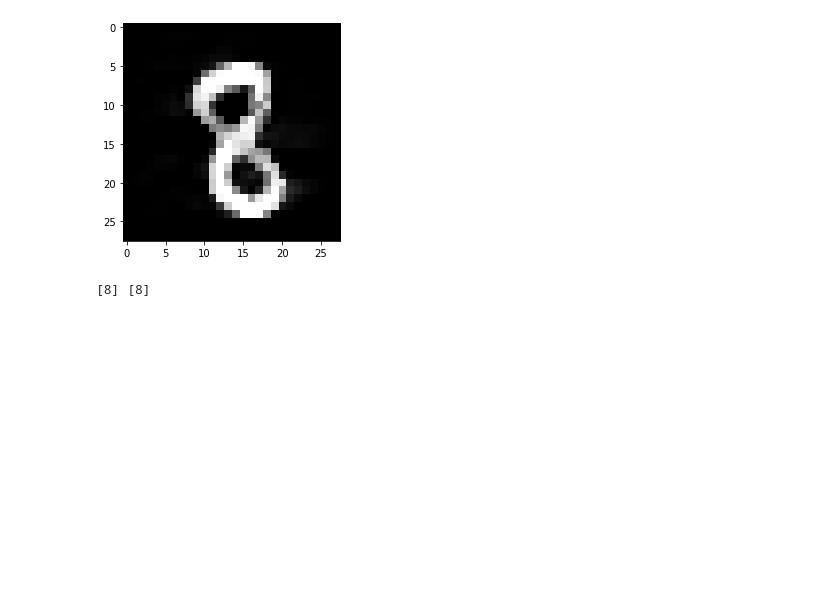
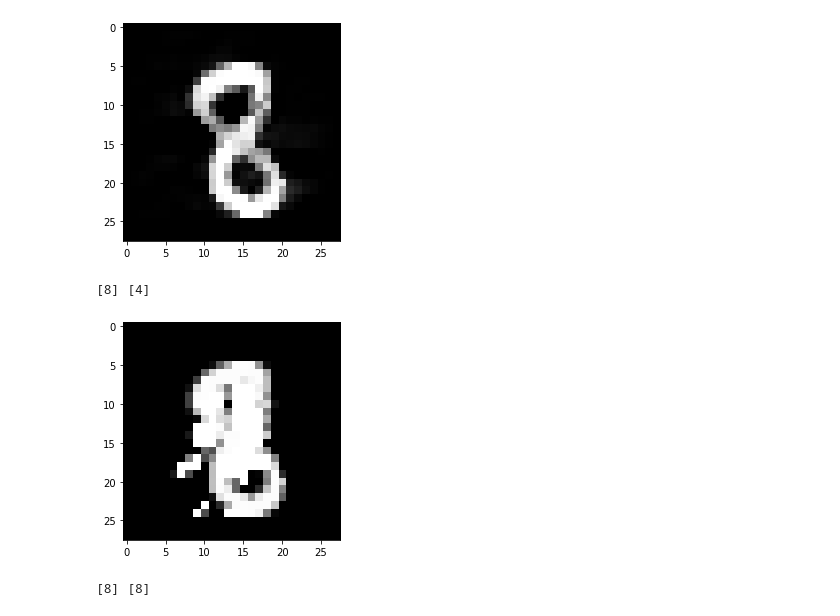
Before and after one commit to changx03/torch_tutorial, a Jupyter notebook: PyTorch Art Demo.ipynb, the cells around one changed output. Saved outputs shown, nothing was run; the diff lists cells and outputs as text; code cells hidden in the pictures; blank space fills up the shorter version.

```diff
--- a/PyTorch Art Demo.ipynb
+++ b/PyTorch Art Demo.ipynb
@@ -330,6 +330,23 @@ plt.show()
 # %% [output]
 [8] [2]
 [figure]
+# %%
+JSMA = art.attacks.evasion.SaliencyMapMethod
+attack = JSMA(classifier)
+adv_test = attack.generate(x=data_point)
+pred = classifier.predict(data_point)
+pred = np.argmax(pred, axis=1)
+adv_pred = classifier.predict(adv_test)
+adv_pred = np.argmax(adv_pred, axis=1)
+print(pred, adv_pred)
+
+plt.figure()
+plt.imshow(adv_test[0, 0], cmap='gray')
+plt.savefig(filename('JSMA', adv_pred[0]), dpi=300)
+plt.show()
+# %% [output]
+[8] [4]
+[figure, added]
 # %%
 PixelAttack = art.attacks.evasion.PixelAttack
 attack = PixelAttack(classifier)
```
Also changed, not shown: 1 other file.
